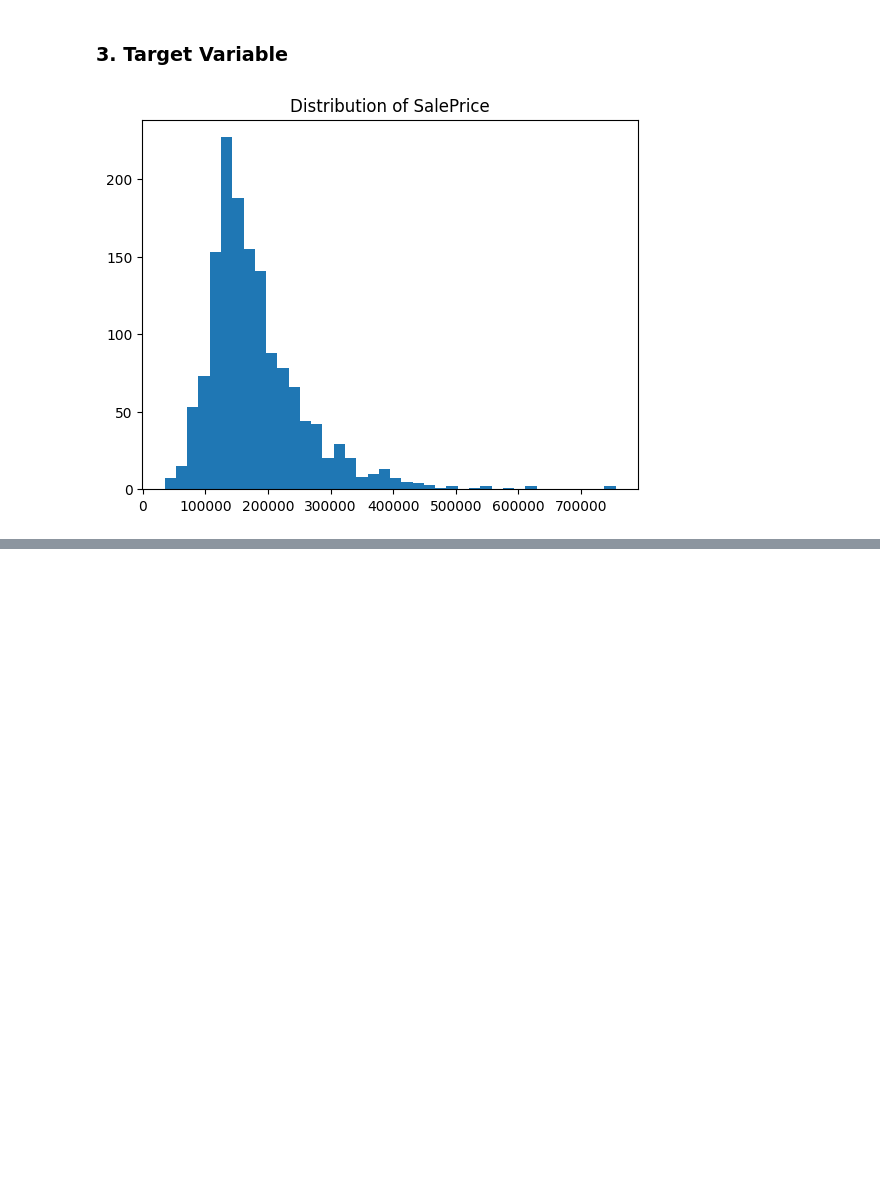
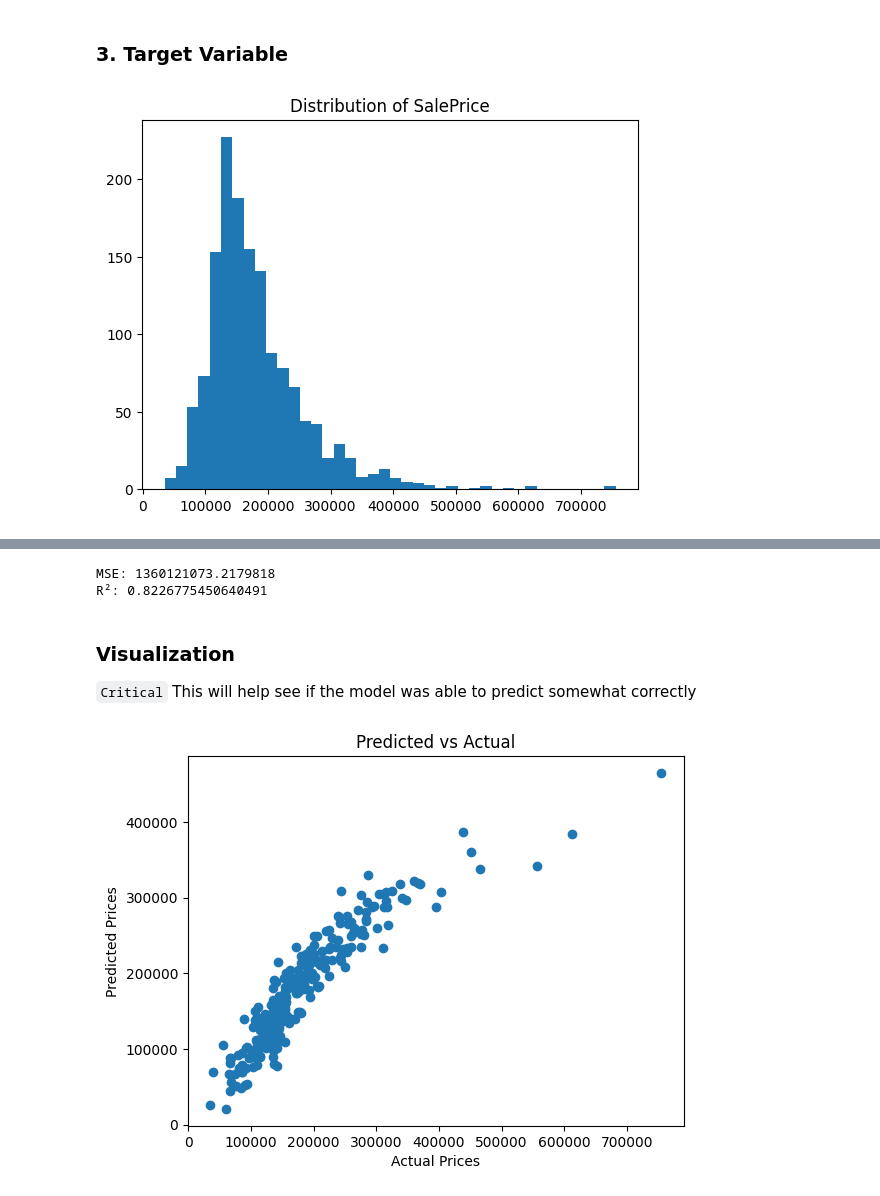
Before and after one commit to rasumeng/Operation-Stark, a Jupyter notebook: Week 1 Setup + Linear Regression/HousePrices.ipynb, the cells around one changed output, grey strips where cells are left out. Drawn from its saved outputs; the diff is of its cells as text; code cells hidden in the pictures; blank space fills up the shorter version.

Commit message:
Update HousePrices notebook

```diff
--- a/Week 1 Setup + Linear Regression/HousePrices.ipynb
+++ b/Week 1 Setup + Linear Regression/HousePrices.ipynb
@@ -111,0 +141,4 @@ X = X.fillna(X.median())
+# %%
+X_train, X_test, y_train, y_test = train_test_split(
+    X, y, test_size=0.2, random_state=42
+)
@@ -111,0 +160,4 @@ X = X.fillna(X.median())
+# %%
+scaler = StandardScaler()
+X_train_scaled = scaler.fit_transform(X_train)
+X_test_scaled = scaler.transform(X_test)
@@ -111,0 +168,3 @@ X = X.fillna(X.median())
+# %%
+model = LinearRegression()
+model.fit(X_train_scaled, y_train)
@@ -111,0 +186,20 @@ X = X.fillna(X.median())
+# %%
+#Evaluate
+y_pred = model.predict(X_test_scaled)
+print("MSE:", mean_squared_error(y_test, y_pred))
+print("R²:", r2_score(y_test, y_pred))
+# %% [output]
+MSE: 1360121073.2179818
+R²: 0.8226775450640491
+# %% [markdown]
+### Visualization
+`Critical`
+This will help see if the model was able to predict somewhat correctly
+# %%
+plt.scatter(y_test, y_pred)
+plt.xlabel("Actual Prices")
+plt.ylabel("Predicted Prices")
+plt.title("Predicted vs Actual")
+plt.show()
+# %% [output]
+[figure, added]
```
Also changed, not shown: parts of 7 cells of this notebook.
